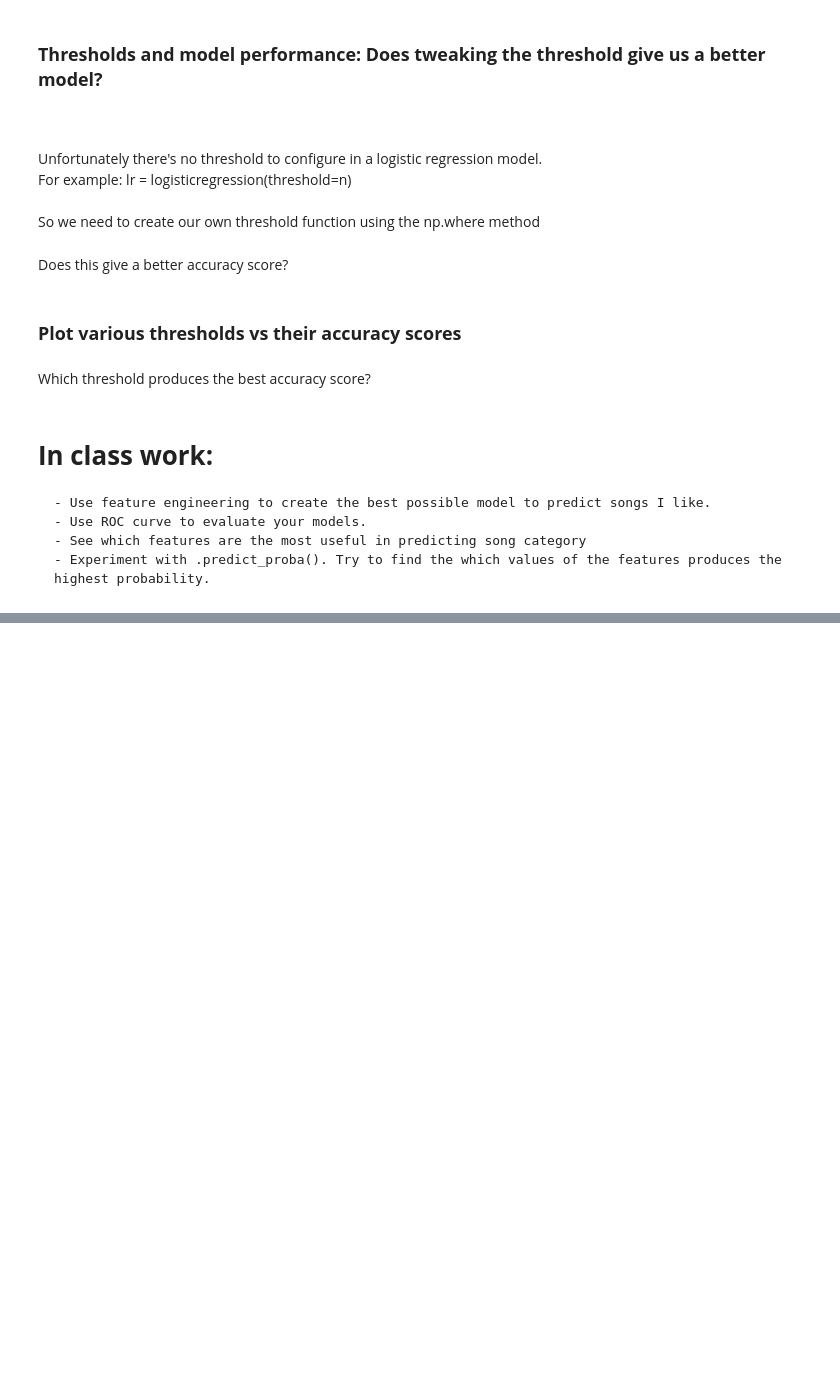
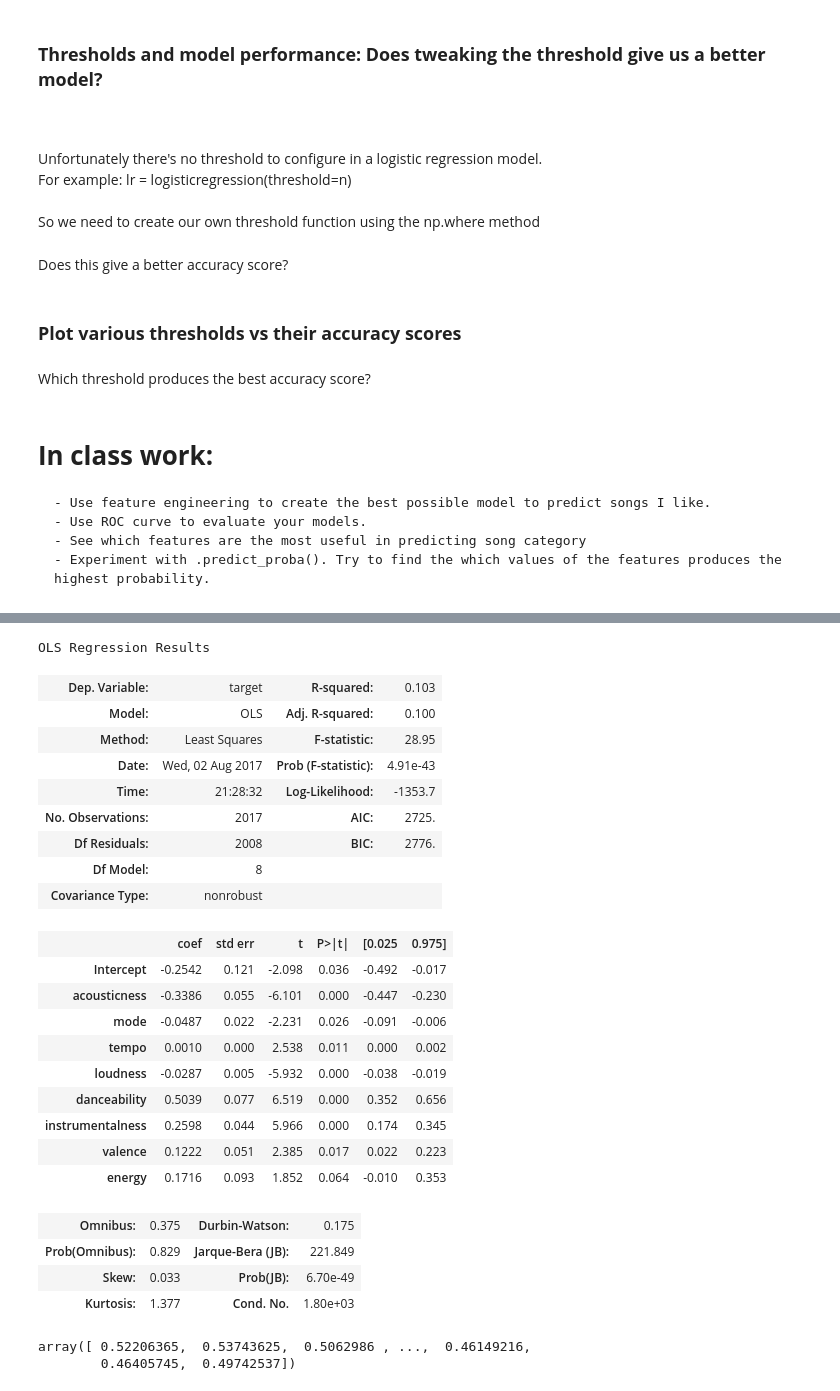
Before and after one commit to sthakuri/DS-SF-36, a Jupyter notebook: classes/12/Logistic Regression Lesson (IN CLASS).ipynb, the cells around one changed output, grey strips where cells are left out. Drawn from its saved outputs; the diff is of its cells as text; code cells hidden in the pictures; blank space fills up the shorter version.

```diff
--- a/classes/12/Logistic Regression Lesson (IN CLASS).ipynb
+++ b/classes/12/Logistic Regression Lesson (IN CLASS).ipynb
@@ -504,0 +708,27 @@ thres_score_dict =
+# %%
+smf.ols(formula = 'target ~ acousticness + mode + tempo + loudness + danceability + instrumentalness + valence + energy ', data = df).fit().summary()
+# %% [output]
+OLS Regression Results
+| Dep. Variable: | target | R-squared: | 0.103 |
+| Model: | OLS | Adj. R-squared: | 0.100 |
+| Method: | Least Squares | F-statistic: | 28.95 |
+| Date: | Wed, 02 Aug 2017 | Prob (F-statistic): | 4.91e-43 |
+| Time: | 21:28:32 | Log-Likelihood: | -1353.7 |
+| No. Observations: | 2017 | AIC: | 2725. |
+| Df Residuals: | 2008 | BIC: | 2776. |
+| Df Model: | 8 |  |  |
+| Covariance Type: | nonrobust |  |  |
+|  | coef | std err | t | P>|t| | [0.025 | 0.975] |
+| Intercept | -0.2542 | 0.121 | -2.098 | 0.036 | -0.492 | -0.017 |
+| acousticness | -0.3386 | 0.055 | -6.101 | 0.000 | -0.447 | -0.230 |
+| mode | -0.0487 | 0.022 | -2.231 | 0.026 | -0.091 | -0.006 |
+| tempo | 0.0010 | 0.000 | 2.538 | 0.011 | 0.000 | 0.002 |
+| loudness | -0.0287 | 0.005 | -5.932 | 0.000 | -0.038 | -0.019 |
+| danceability | 0.5039 | 0.077 | 6.519 | 0.000 | 0.352 | 0.656 |
+| instrumentalness | 0.2598 | 0.044 | 5.966 | 0.000 | 0.174 | 0.345 |
+| valence | 0.1222 | 0.051 | 2.385 | 0.017 | 0.022 | 0.223 |
+| energy | 0.1716 | 0.093 | 1.852 | 0.064 | -0.010 | 0.353 |
+| Omnibus: | 0.375 | Durbin-Watson: | 0.175 |
+| Prob(Omnibus): | 0.829 | Jarque-Bera (JB): | 221.849 |
+| Skew: | 0.033 | Prob(JB): | 6.70e-49 |
+| Kurtosis: | 1.377 | Cond. No. | 1.80e+03 |
@@ -504,0 +745,5 @@ thres_score_dict =
+# %%
+pred
+# %% [output]
+array([ 0.52206365,  0.53743625,  0.5062986 , ...,  0.46149216,
+        0.46405745,  0.49742537])
```
Also changed, not shown: parts of 48 cells of this notebook, 1 other file.
